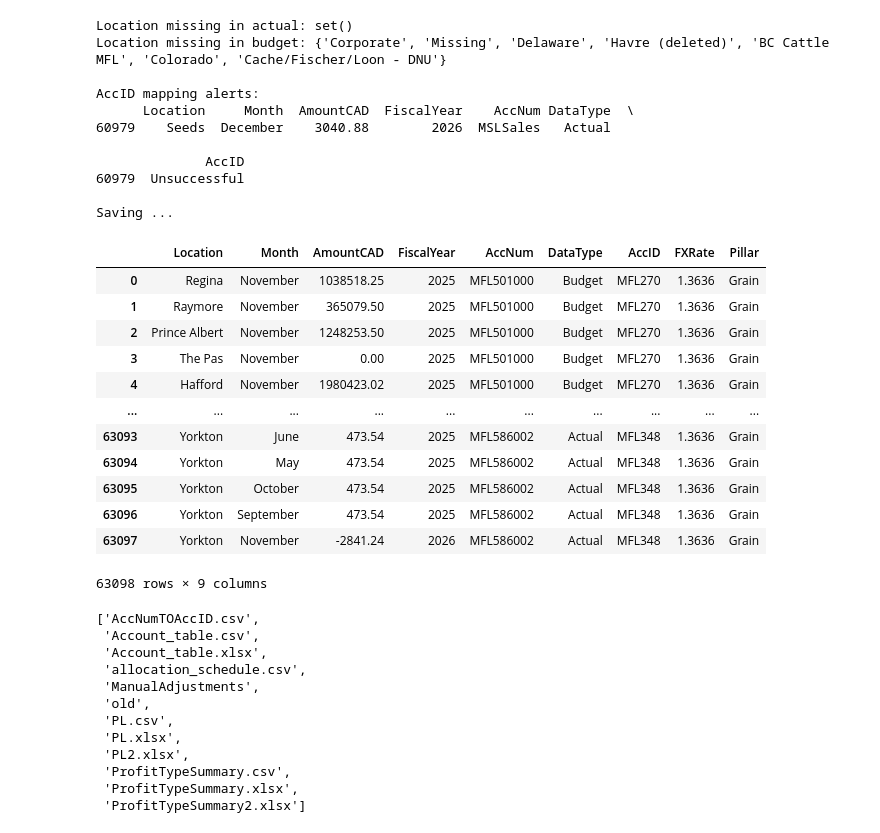
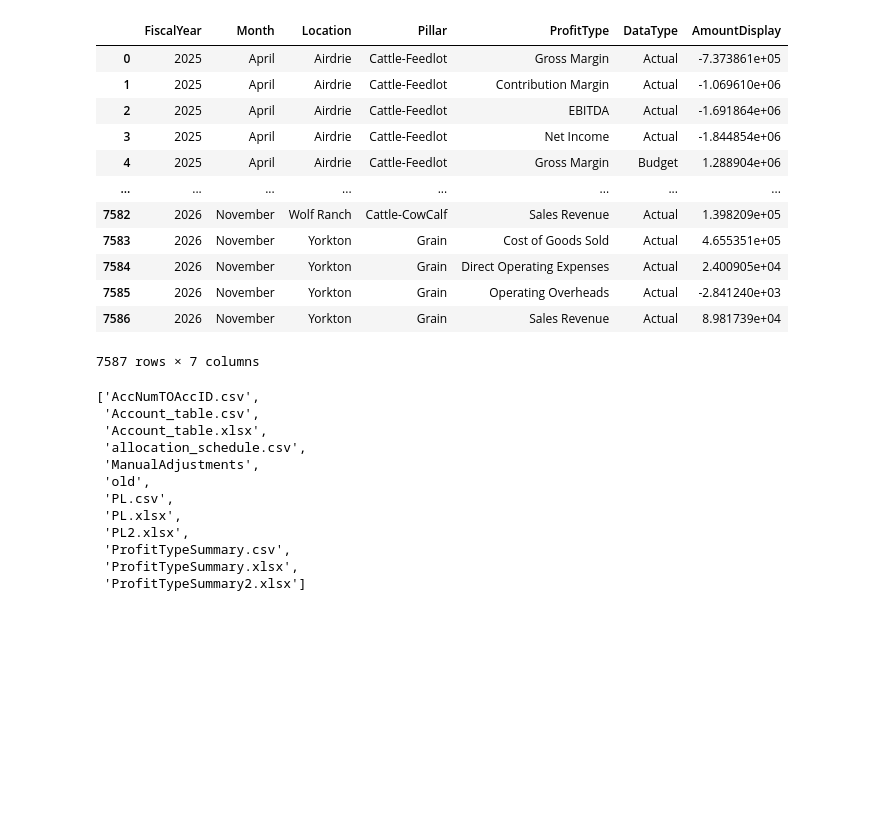
Before and after one commit to ZheRao/ETLCodeBase, a Jupyter notebook: notebooks/compartmentalization.ipynb, the cells around one changed output. Cells and saved outputs as stored; diff of their text form; code cells hidden in the pictures; blank space fills up the shorter version.

Commit message:
finished budget and financial summary refactor

```diff
--- a/notebooks/compartmentalization.ipynb
+++ b/notebooks/compartmentalization.ipynb
@@ -10,31 +11,20 @@ from ETLCodeBase.gold.finance_budget import compose_budget_actual
 # %%
-df = compose_budget_actual()
+df = create_financial_summary()
 df
 # %% [output]
+|  | FiscalYear | Month | Location | Pillar | ProfitType | DataType | AmountDisplay |
+| 0 | 2025 | April | Airdrie | Cattle-Feedlot | Gross Margin | Actual | -7.373861e+05 |
+| 1 | 2025 | April | Airdrie | Cattle-Feedlot | Contribution Margin | Actual | -1.069610e+06 |
+| 2 | 2025 | April | Airdrie | Cattle-Feedlot | EBITDA | Actual | -1.691864e+06 |
+| 3 | 2025 | April | Airdrie | Cattle-Feedlot | Net Income | Actual | -1.844854e+06 |
+| 4 | 2025 | April | Airdrie | Cattle-Feedlot | Gross Margin | Budget | 1.288904e+06 |
+| ... | ... | ... | ... | ... | ... | ... | ... |
+| 7582 | 2026 | November | Wolf Ranch | Cattle-CowCalf | Sales Revenue | Actual | 1.398209e+05 |
+| 7583 | 2026 | November | Yorkton | Grain | Cost of Goods Sold | Actual | 4.655351e+05 |
+| 7584 | 2026 | November | Yorkton | Grain | Direct Operating Expenses | Actual | 2.400905e+04 |
+| 7585 | 2026 | November | Yorkton | Grain | Operating Overheads | Actual | -2.841240e+03 |
+| 7586 | 2026 | November | Yorkton | Grain | Sales Revenue | Actual | 8.981739e+04 |
-Location missing in actual: set()
-Location missing in budget: {'Corporate', 'Missing', 'Delaware', 'Havre (deleted)', 'BC Cattle MFL', 'Colorado', 'Cache/Fischer/Loon - DNU'}
-
-AccID mapping alerts:
-      Location     Month  AmountCAD  FiscalYear    AccNum DataType  \
-60979    Seeds  December    3040.88        2026  MSLSales   Actual
-
-              AccID
-60979  Unsuccessful
-
-Saving ...
+7587 rows × 7 columns
-|  | Location | Month | AmountCAD | FiscalYear | AccNum | DataType | AccID | FXRate | Pillar |
-| 0 | Regina | November | 1038518.25 | 2025 | MFL501000 | Budget | MFL270 | 1.3636 | Grain |
-| 1 | Raymore | November | 365079.50 | 2025 | MFL501000 | Budget | MFL270 | 1.3636 | Grain |
-| 2 | Prince Albert | November | 1248253.50 | 2025 | MFL501000 | Budget | MFL270 | 1.3636 | Grain |
-| 3 | The Pas | November | 0.00 | 2025 | MFL501000 | Budget | MFL270 | 1.3636 | Grain |
-| 4 | Hafford | November | 1980423.02 | 2025 | MFL501000 | Budget | MFL270 | 1.3636 | Grain |
-| ... | ... | ... | ... | ... | ... | ... | ... | ... | ... |
-| 63093 | Yorkton | June | 473.54 | 2025 | MFL586002 | Actual | MFL348 | 1.3636 | Grain |
-| 63094 | Yorkton | May | 473.54 | 2025 | MFL586002 | Actual | MFL348 | 1.3636 | Grain |
-| 63095 | Yorkton | October | 473.54 | 2025 | MFL586002 | Actual | MFL348 | 1.3636 | Grain |
-| 63096 | Yorkton | September | 473.54 | 2025 | MFL586002 | Actual | MFL348 | 1.3636 | Grain |
-| 63097 | Yorkton | November | -2841.24 | 2026 | MFL586002 | Actual | MFL348 | 1.3636 | Grain |
-63098 rows × 9 columns
 # %%
 base = Path("c:/Users/ZheRao/OneDrive - Monette Farms/Monette Farms Team Site - Innovation Projects/Production/Database")
 # %%
```
Also changed, not shown: parts of 1 cell of this notebook, 3 other files.
